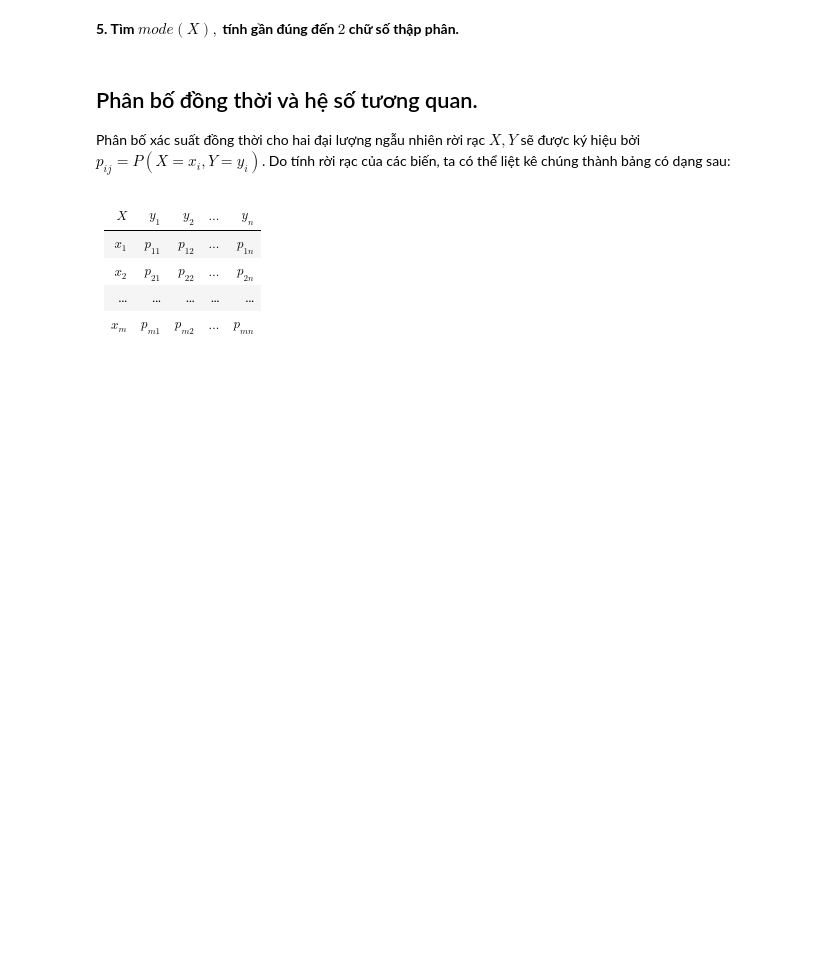
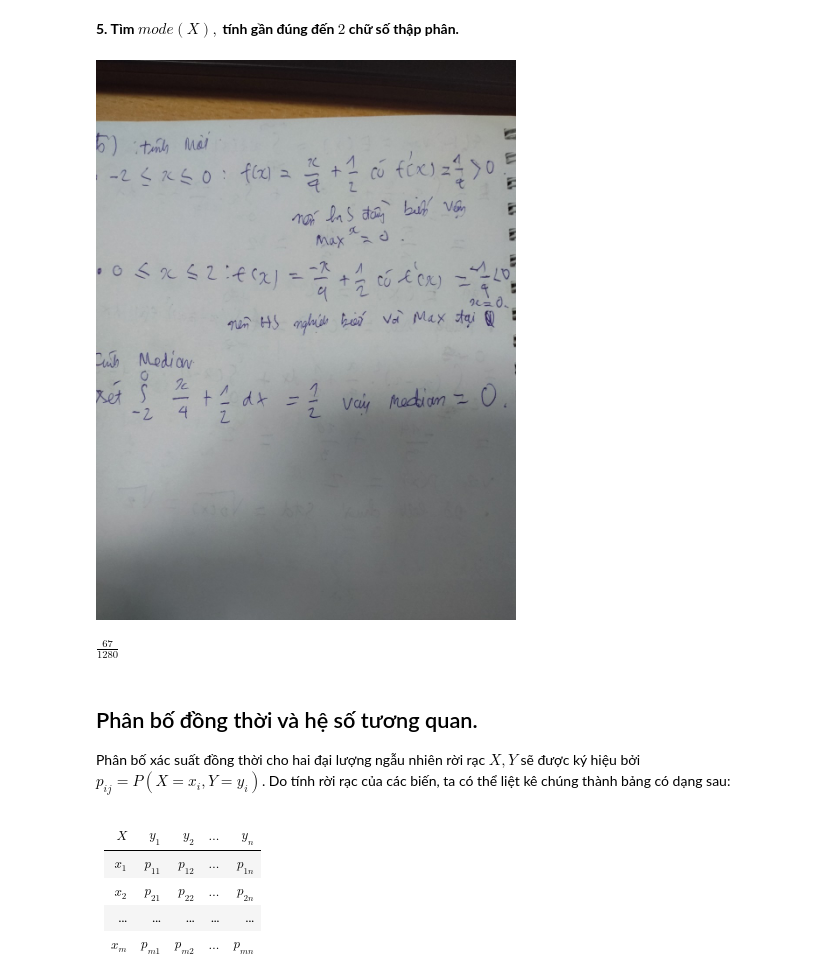
Before and after one commit to Bagumeow/probability_DS, a Jupyter notebook: lab3 - XS.ipynb, the cells around one changed output. Drawn from its saved outputs; the diff is of its cells as text; code cells hidden in the pictures; blank space fills up the shorter version.

```diff
--- a/lab3 - XS.ipynb
+++ b/lab3 - XS.ipynb
@@ -180,5 +215,14 @@ Fraction(str(x1)).limit_denominator(),Fraction(str(x2)).limit_denominator()
 # %% [markdown]
 **5. Tìm $mode(X),$ tính gần đúng đến $2$ chữ số thập phân.**
+# %%
+Image(filename='image lab3/cau5_vd2.jpg')
+# %% [output]
+[figure, added]
+# %%
+varx=sym.integrate(((x-sym.integrate((x*3/4*(x*x+2*x)),(x,0,1)))**2*3/4*(x*x+2*x)),(x,0,1))
+varx
+# %% [output]
+$\displaystyle \frac{67}{1280}$
 # %% [markdown]
 ## Phân bố đồng thời và hệ số tương quan.
 Phân bố xác suất đồng thời cho hai đại lượng ngẫu nhiên rời rạc $X, Y$ sẽ được ký hiệu bởi $p_{ij} = P(X=x_i, Y = y_i)$. Do tính rời rạc của các biến, ta có thể liệt kê chúng thành bảng có dạng sau:
```
Also changed, not shown: parts of 13 cells of this notebook, 5 other files.
